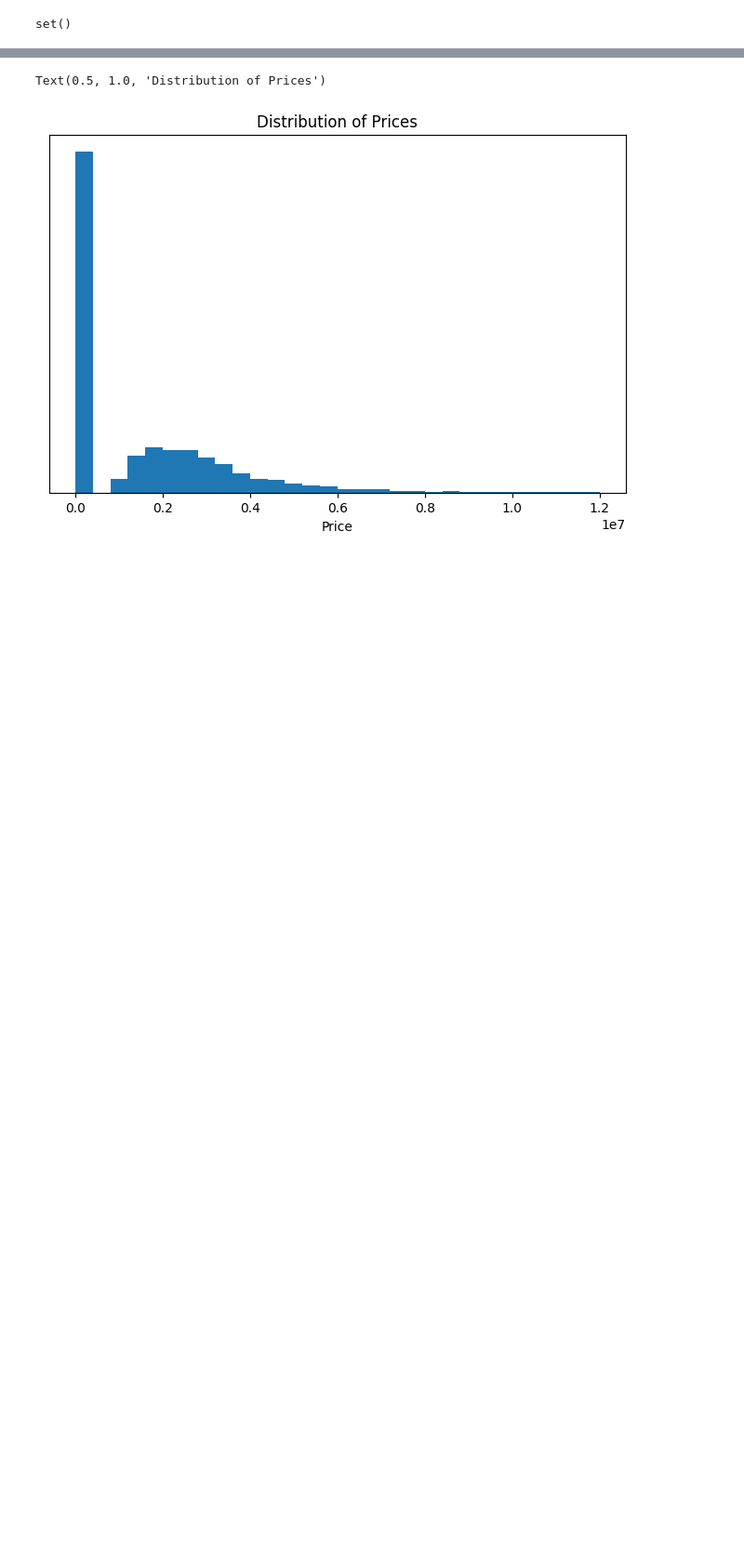
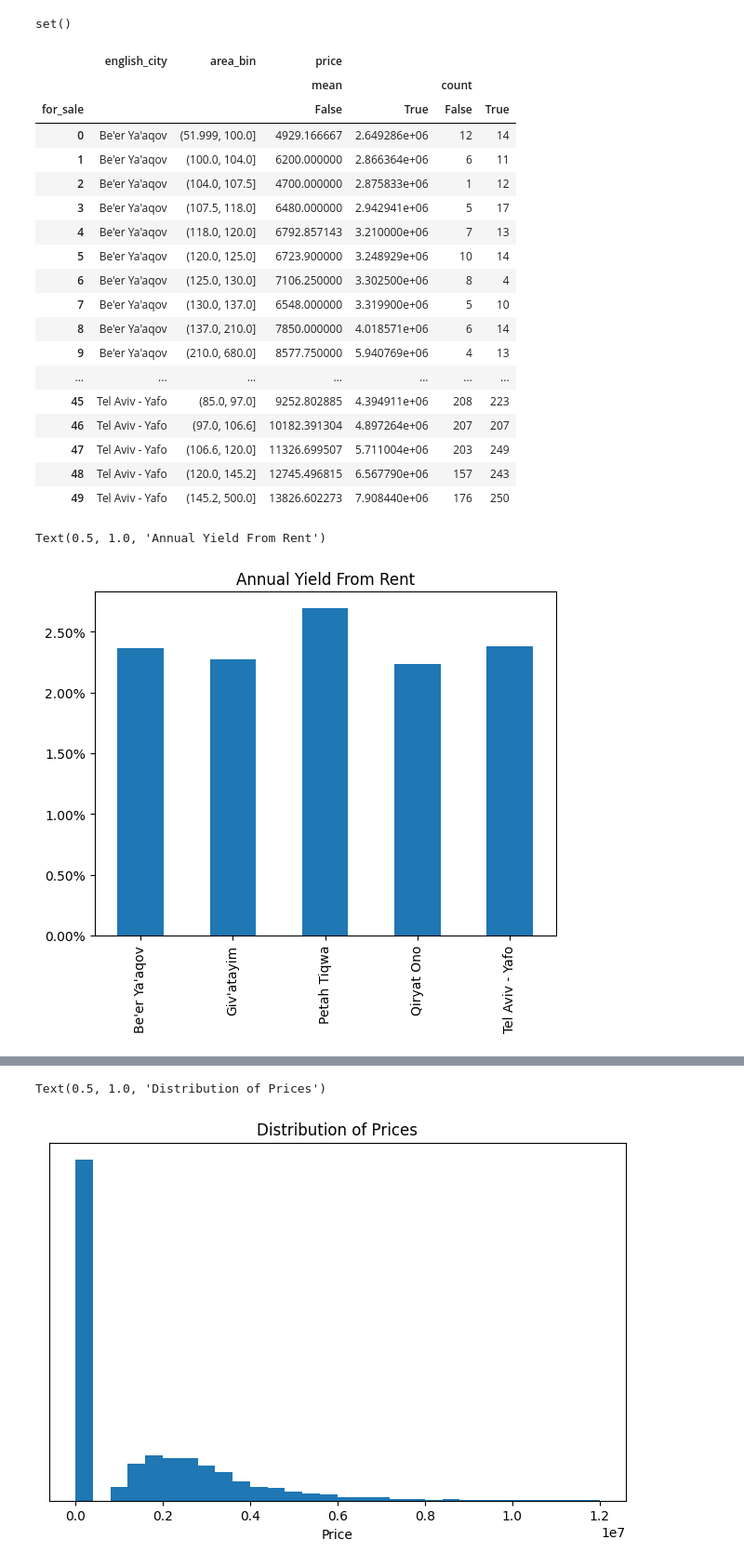
Before and after one commit to dan8901/yad2-analysis, a Jupyter notebook: real_estate_listings_analysis.ipynb, the cells around one changed output, grey strips where cells are left out. Shown at 93% size. Drawn from its saved outputs; the diff is of its cells as text; code cells hidden in the pictures; blank space fills up the shorter version.

```diff
--- a/real_estate_listings_analysis.ipynb
+++ b/real_estate_listings_analysis.ipynb
@@ -162,6 +161,51 @@ CITIES = {
 set(df.english_city.unique()) - {city for area in CITIES for city in CITIES[area]}
 # %% [output]
 set()
+# %%
+import matplotlib.ticker as mtick
+import numpy as np
+df1 = df[df.english_city.isin(['Petah Tiqwa', 'Qiryat Ono'])]
+MIN_IN_EACH_BIN = 3
+MAX_AMOUNT_OF_BINS = 10
+dfs = list()
+for city in df1.english_city.unique():
+    x = df[df.english_city == city]
+    number_of_bins = min(MAX_AMOUNT_OF_BINS, int(x.shape[0] / MIN_IN_EACH_BIN))
+    dfs.append(x.assign(area_bin=pd.qcut(x.area, number_of_bins, duplicates='drop')))
+
+x = pd.concat(dfs).groupby(['english_city', 'area_bin', 'for_sale'])\
+    .agg({'price': ['mean', 'count']}).unstack().reset_index()
+display(x)
+res =  x.groupby('english_city').apply(
+    lambda x: np.average(x['price']['mean'][False] * 12 / x['price']['mean'][True],
+                         weights=x['price']['count'][False] + x['price']['count'][True]))
+plot = res.plot.bar()
+plot.yaxis.set_major_formatter(mtick.PercentFormatter(1))
+plot.set_xlabel(None)
+plot.set_title('Annual Yield From Rent')
+# x = x.group
+# %% [output]
+|  | english_city | area_bin | price |  |  |  |
+|  |  |  | mean |  | count |  |
+| for_sale |  |  | False | True | False | True |
+| 0 | Be'er Ya'aqov | (51.999, 100.0] | 4929.166667 | 2.649286e+06 | 12 | 14 |
+| 1 | Be'er Ya'aqov | (100.0, 104.0] | 6200.000000 | 2.866364e+06 | 6 | 11 |
+| 2 | Be'er Ya'aqov | (104.0, 107.5] | 4700.000000 | 2.875833e+06 | 1 | 12 |
+| 3 | Be'er Ya'aqov | (107.5, 118.0] | 6480.000000 | 2.942941e+06 | 5 | 17 |
+| 4 | Be'er Ya'aqov | (118.0, 120.0] | 6792.857143 | 3.210000e+06 | 7 | 13 |
+| 5 | Be'er Ya'aqov | (120.0, 125.0] | 6723.900000 | 3.248929e+06 | 10 | 14 |
+| 6 | Be'er Ya'aqov | (125.0, 130.0] | 7106.250000 | 3.302500e+06 | 8 | 4 |
+| 7 | Be'er Ya'aqov | (130.0, 137.0] | 6548.000000 | 3.319900e+06 | 5 | 10 |
+| 8 | Be'er Ya'aqov | (137.0, 210.0] | 7850.000000 | 4.018571e+06 | 6 | 14 |
+| 9 | Be'er Ya'aqov | (210.0, 680.0] | 8577.750000 | 5.940769e+06 | 4 | 13 |
+| ... | ... | ... | ... | ... | ... | ... |
+| 45 | Tel Aviv - Yafo | (85.0, 97.0] | 9252.802885 | 4.394911e+06 | 208 | 223 |
+| 46 | Tel Aviv - Yafo | (97.0, 106.6] | 10182.391304 | 4.897264e+06 | 207 | 207 |
+| 47 | Tel Aviv - Yafo | (106.6, 120.0] | 11326.699507 | 5.711004e+06 | 203 | 249 |
+| 48 | Tel Aviv - Yafo | (120.0, 145.2] | 12745.496815 | 6.567790e+06 | 157 | 243 |
+| 49 | Tel Aviv - Yafo | (145.2, 500.0] | 13826.602273 | 7.908440e+06 | 176 | 250 |
+Text(0.5, 1.0, 'Annual Yield From Rent')
+[figure, added]
 # %%
 plot = df[df.area < 200].area.hist(bins=30, figsize=(8, 5), grid=False)
 plot.get_yaxis().set_visible(False)
```
Also changed, not shown: parts of 4 cells of this notebook, 2 other files.
